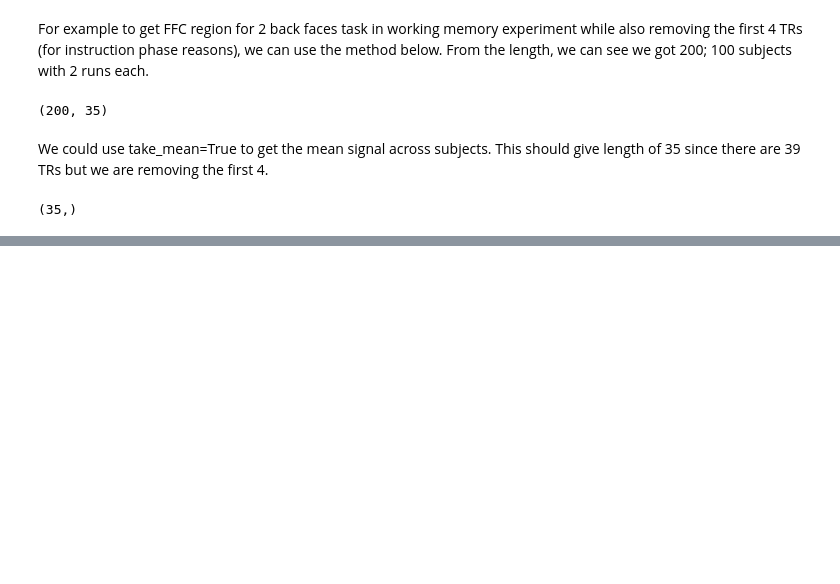
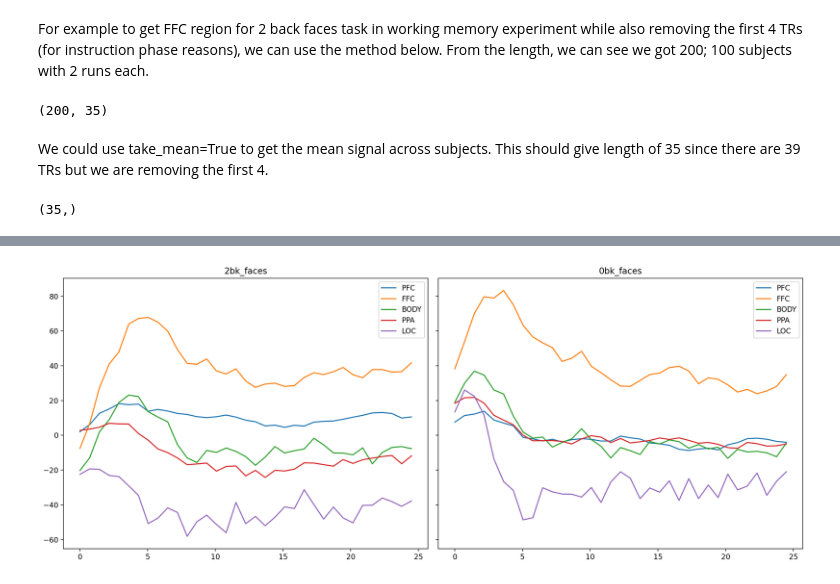
Before and after one commit to kadirberatyildirim/Neuroscience-Projects, a Jupyter notebook: Neuromatch Academy - HCP Task/refactor_after_nma.ipynb, the cells around one changed output, grey strips where cells are left out. Saved outputs shown, nothing was run; the diff lists cells and outputs as text; code cells hidden in the pictures; blank space fills up the shorter version.

```diff
--- a/Neuromatch Academy - HCP Task/refactor_after_nma.ipynb
+++ b/Neuromatch Academy - HCP Task/refactor_after_nma.ipynb
@@ -148,6 +148,14 @@ PARA_LABELS = ["PHA3", "STSda", "V4t"]
 PPA_LABELS = ['R_'+i for i in PARA_LABELS]
 PPA_LABELS += ['L_'+i for i in PARA_LABELS]
 LOC_LABELS = ['R_VMV2', 'L_VMV2']
+
+LABELS = {
+    'PFC': PFC_LABELS,
+    'FFC': FFC_LABELS,
+    'BODY': BODY_LABELS,
+    'PPA': PPA_LABELS,
+    'LOC': LOC_LABELS
+}
 # %% [markdown]
 ## Some more helper methods
 # %%
@@ -169,7 +177,7 @@ def get_ev_indices(exp, cond):
 def get_cond_related_signal(data, evs, idx):
     return data[:, evs[idx]]
 
-def get_all_subject_data(exp, area_labels, cond, remove_first_n=0, take_mean=False):
+def get_all_subject_data(exp, cond, area_labels='whole_brain', remove_first_n=0, take_mean=False):
     """
     If take_mean, mean is taken across all subjects, so a single timeseries is returned.
     """
@@ -183,15 +191,23 @@ def get_all_subject_data(exp, area_labels, cond, remove_first_n=0, take_mean=Fal
 
             idx = get_ev_indices(exp, cond)
 
-            area_data = get_area_mean(data, area_labels)
-            cond_data = get_cond_related_signal(area_data, evs, idx)[0][0][remove_first_n:]
-            all_data.append(cond_data)
+            if area_labels=='whole_brain':
+                whole_brain_data = get_cond_related_signal(data, evs, idx)
+                all_data.append(whole_brain_data.mean(axis=0)[0][remove_first_n:])
+            else: # If area labels are specified, take mean across those areas first
+                area_data = get_area_mean(data, area_labels)
+                all_data.append(get_cond_related_signal(area_data, evs, idx)[0][0][remove_first_n:])
 
     all_data = np.array(all_data)
     if take_mean:
         return all_data.mean(axis=0)
     else:
         return all_data
+
+def get_contrast(exp, cond1, cond2, area_labels='whole_brain', remove_first_n=0, take_mean=False):
+    cond1_data = get_all_subject_data(exp, cond1, area_labels, remove_first_n, take_mean)
+    cond2_data = get_all_subject_data(exp, cond2, area_labels, remove_first_n, take_mean)
+    return cond1_data-cond2_data
 # %% [markdown]
 For example to get FFC region for 2 back faces task in working memory experiment while also removing the first 4 TRs (for instruction phase reasons), we can use the method below. From the length, we can see we got 200; 100 subjects with 2 runs each.
 # %%
@@ -206,0 +239,22 @@ get_all_subject_data('WM', FFC_LABELS, '2bk_faces', remove_first_n=4, take_mean=
+# %%
+import matplotlib.pyplot as plt
+
+secs = np.array(range(35))*0.72
+fig, axes = plt.subplots(1, 2, figsize=(15, 6), sharey=True)
+
+for region, labels in LABELS.items():
+    data = get_all_subject_data('WM', '2bk_faces', labels, 4, True)
+    axes[0].plot(secs, data, label=region)
+
+    data = get_all_subject_data('WM', '0bk_faces', labels, 4, True)
+    axes[1].plot(secs, data, label=region)
+
+axes[0].set_title('2bk_faces')
+axes[0].legend()
+axes[1].set_title('0bk_faces')
+axes[1].legend()
+
+plt.tight_layout()
+plt.show()
+# %% [output]
+[figure, added]
```
Also changed, not shown: parts of 21 cells of this notebook.
